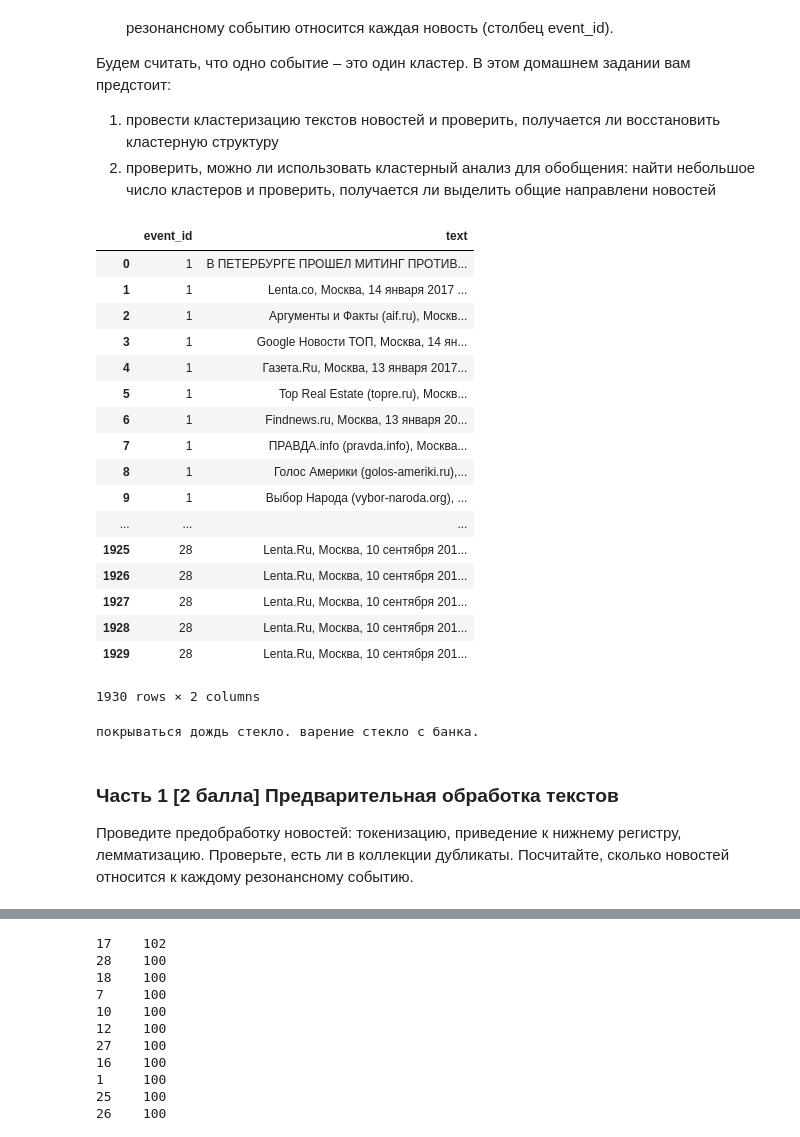
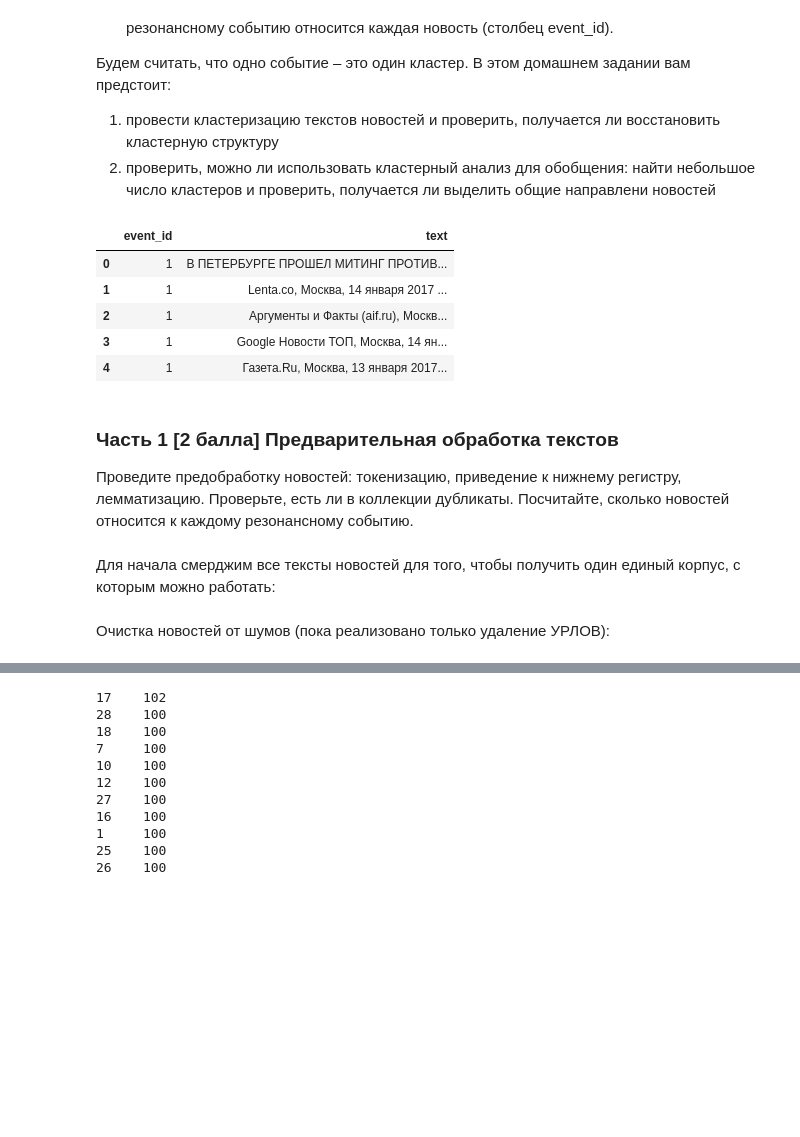
Before and after one commit to artemovae/ML-for-compling, a Jupyter notebook: hw1_clustering/hw1.ipynb, the cells around one changed output, grey strips where cells are left out. Drawn from its saved outputs; the diff is of its cells as text; code cells hidden in the pictures; blank space fills up the shorter version.

```diff
--- a/hw1_clustering/hw1.ipynb
+++ b/hw1_clustering/hw1.ipynb
@@ -40,35 +84,16 @@ alpha_tokenizer = RegexpTokenizer('[A-Za-zА-Яа-я]\w+')
 df_events = DataFrame.from_csv('events.csv')
 df_news = DataFrame.from_csv('raw_news.csv')
 # %%
-df_news
+df_news.head()
 # %% [output]
 |  | event_id | text |
 | 0 | 1 | В ПЕТЕРБУРГЕ ПРОШЕЛ МИТИНГ ПРОТИВ... |
 | 1 | 1 | Lenta.co, Москва, 14 января 2017 ... |
 | 2 | 1 | Аргументы и Факты (aif.ru), Москв... |
 | 3 | 1 | Google Новости ТОП, Москва, 14 ян... |
 | 4 | 1 | Газета.Ru, Москва, 13 января 2017... |
-| 5 | 1 | Top Real Estate (topre.ru), Москв... |
-| 6 | 1 | Findnews.ru, Москва, 13 января 20... |
-| 7 | 1 | ПРАВДА.info (pravda.info), Москва... |
-| 8 | 1 | Голос Америки (golos-ameriki.ru),... |
-| 9 | 1 | Выбор Народа (vybor-naroda.org), ... |
-| ... | ... | ... |
-| 1925 | 28 | Lenta.Ru, Москва, 10 сентября 201... |
-| 1926 | 28 | Lenta.Ru, Москва, 10 сентября 201... |
-| 1927 | 28 | Lenta.Ru, Москва, 10 сентября 201... |
-| 1928 | 28 | Lenta.Ru, Москва, 10 сентября 201... |
-| 1929 | 28 | Lenta.Ru, Москва, 10 сентября 201... |
-1930 rows × 2 columns
-# %%
-
-text = 'Сегодня хороший день. Свои конфеты куда-нибудь день.'
-text = 'Покрылось дождём стекло. Варенье стекло с банки.'
-m = Mystem()
-lemmas = m.lemmatize(text)
-print(''.join(lemmas))
-# %% [output]
-покрываться дождь стекло. варение стекло с банка.
 # %% [markdown]
 ### Часть 1 [2 балла] Предварительная обработка текстов
 Проведите предобработку новостей: токенизацию, приведение к нижнему регистру, лемматизацию. Проверьте, есть ли в коллекции дубликаты. Посчитайте, сколько новостей относится к каждому резонансному событию.
+# %% [markdown]
+Для начала смерджим все тексты новостей для того, чтобы получить один единый корпус, с которым можно работать:
@@ -74,0 +102,2 @@ print(''.join(lemmas))
+# %% [markdown]
+Очистка новостей от шумов (пока реализовано только удаление УРЛОВ):
```
Also changed, not shown: parts of 25 cells of this notebook.
